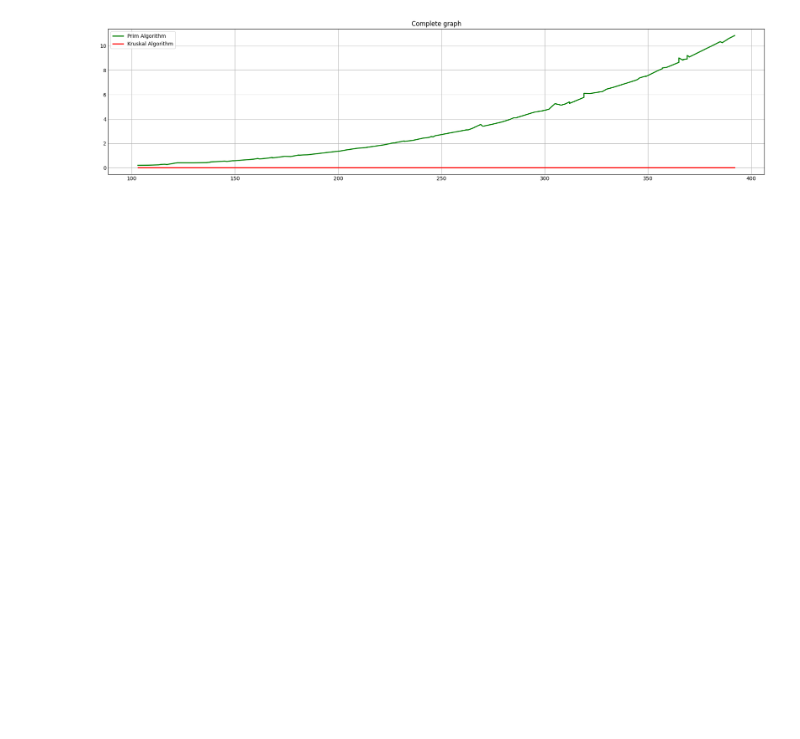
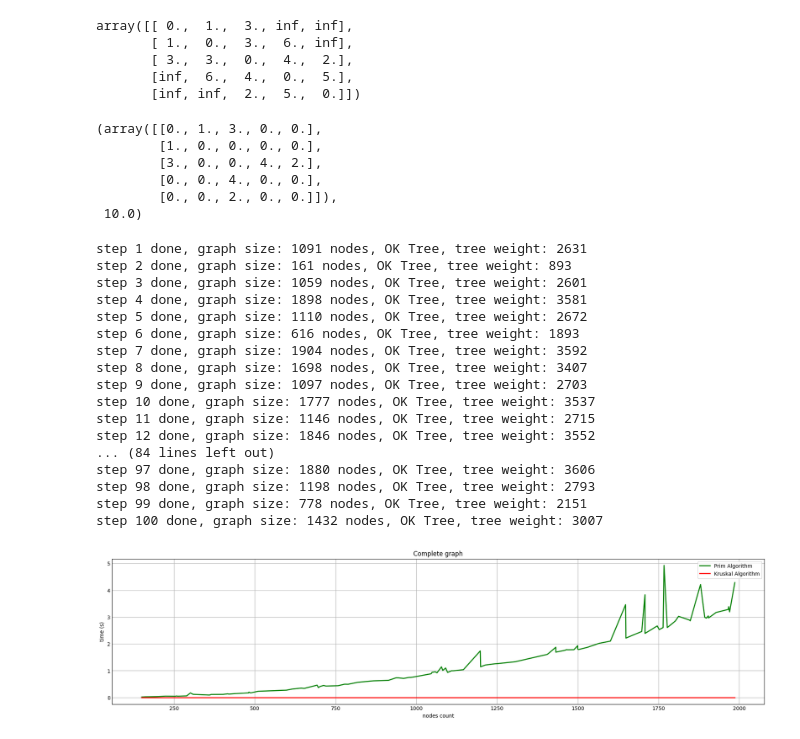
Before and after one commit to alinaserinet/algo-motion, a Jupyter notebook: prim_kruskal.ipynb, the cells around one changed output. Drawn from its saved outputs; the diff is of its cells as text; code cells hidden in the pictures; blank space fills up the shorter version.

Commit message:
fix: fix prim algorithm

```diff
--- a/prim_kruskal.ipynb
+++ b/prim_kruskal.ipynb
@@ -29,9 +30,28 @@ def prims_algorithm(graph):
+# %%
+M = np.array([[0, 1, 3, np.inf, np.inf], [1, 0, 3, 6, np.inf], [3, 3, 0, 4, 2], [np.inf, 6, 4, 0, 5], [np.inf, np.inf, 2, 5, 0]])
+M
+# %% [output]
+array([[ 0.,  1.,  3., inf, inf],
+       [ 1.,  0.,  3.,  6., inf],
+       [ 3.,  3.,  0.,  4.,  2.],
+       [inf,  6.,  4.,  0.,  5.],
+       [inf, inf,  2.,  5.,  0.]])
+# %%
+prim(M)
+# %% [output]
+(array([[0., 1., 3., 0., 0.],
+        [1., 0., 0., 0., 0.],
+        [3., 0., 0., 4., 2.],
+        [0., 0., 4., 0., 0.],
+        [0., 0., 2., 0., 0.]]),
+ 10.0)
 # %%
 def kruskalMST(cost):
     return None
 # %%
-def random_symmetric_matrix(n: int, item_range=(0, 100)):
+def random_complete_graph(n: int, item_range=(0, 100)):
     random_matrix = np.random.randint(item_range[0], item_range[1], (n, n), dtype=np.uint8)
+    np.fill_diagonal(random_matrix, 0)
     return (random_matrix + random_matrix.T) // 2
 # %%
 def draw_chart(x, y, z, title):
@@ -49,10 +69,12 @@ def draw_chart(x, y, z, title):
 
     ax.legend()
     plt.title(title)
+    plt.xlabel('nodes count')
+    plt.ylabel('time (s)')
 
     plt.show()
 # %%
-def benchmark(repetitions_count, matrix_size_range = (10, 200)):
+def benchmark(repetitions_count, matrix_size_range = (100, 1000)):
     prim_elapsed_times = np.zeros(repetitions_count)
     kruskal_elapsed_times = np.zeros(repetitions_count)
     graph_sizes = np.zeros(repetitions_count, dtype=np.int16)
@@ -61,26 +83,46 @@ def benchmark(repetitions_count, matrix_size_range = (10, 200)):
 
         # generate random complete graph
         size = np.random.randint(matrix_size_range[0], matrix_size_range[1], dtype=np.int16)
-        M = random_symmetric_matrix(size, (1,100))
+        M = random_complete_graph(size, (1,100))
         graph_sizes[i] = size
 
         # running prim algorithm for complete graph
         start_time = time.time()
-        p = prims_algorithm(M)
+        p_tree, p_weight = prim(M)
         end_time = time.time()
         elapsed_time = end_time - start_time
         prim_elapsed_times[i] = elapsed_time
 
         # running kruskal algorithm for complete graph
         start_time = time.time()
-        p = kruskalMST(M)
+        k = kruskalMST(M)
         end_time = time.time()
         elapsed_time = end_time - start_time
         kruskal_elapsed_times[i] = elapsed_time
 
+        is_tree_ok = np.count_nonzero(p_tree) // 2 == size - 1
+        print(f'step {i + 1} done, graph size: {size} nodes, {"OK Tree" if is_tree_ok else "Failed Tree"}, tree weight: {p_weight}')
+
     return graph_sizes, prim_elapsed_times, kruskal_elapsed_times
 # %%
-nodes_count, prim_times, kruskal_times = benchmark(100, (100, 400))
+nodes_count, prim_times, kruskal_times = benchmark(100, (100, 2000))
 draw_chart(nodes_count, prim_times, kruskal_times, "Complete graph")
 # %% [output]
+step 1 done, graph size: 1091 nodes, OK Tree, tree weight: 2631
+step 2 done, graph size: 161 nodes, OK Tree, tree weight: 893
+step 3 done, graph size: 1059 nodes, OK Tree, tree weight: 2601
+step 4 done, graph size: 1898 nodes, OK Tree, tree weight: 3581
+step 5 done, graph size: 1110 nodes, OK Tree, tree weight: 2672
+step 6 done, graph size: 616 nodes, OK Tree, tree weight: 1893
+step 7 done, graph size: 1904 nodes, OK Tree, tree weight: 3592
+step 8 done, graph size: 1698 nodes, OK Tree, tree weight: 3407
+step 9 done, graph size: 1097 nodes, OK Tree, tree weight: 2703
+step 10 done, graph size: 1777 nodes, OK Tree, tree weight: 3537
+step 11 done, graph size: 1146 nodes, OK Tree, tree weight: 2715
+step 12 done, graph size: 1846 nodes, OK Tree, tree weight: 3552
+... (84 lines left out)
+step 97 done, graph size: 1880 nodes, OK Tree, tree weight: 3606
+step 98 done, graph size: 1198 nodes, OK Tree, tree weight: 2793
+step 99 done, graph size: 778 nodes, OK Tree, tree weight: 2151
+step 100 done, graph size: 1432 nodes, OK Tree, tree weight: 3007
-[figure, old version]
+[figure, new version]
```
Also changed, not shown: parts of 2 cells of this notebook, 2 other files.
